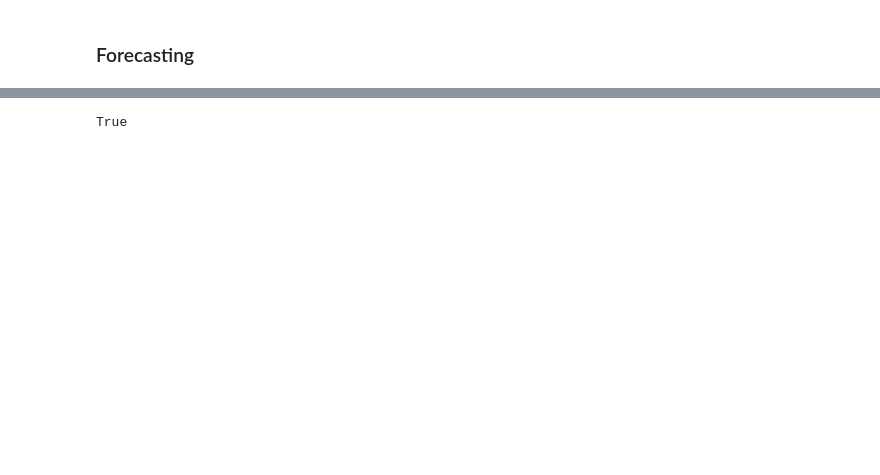
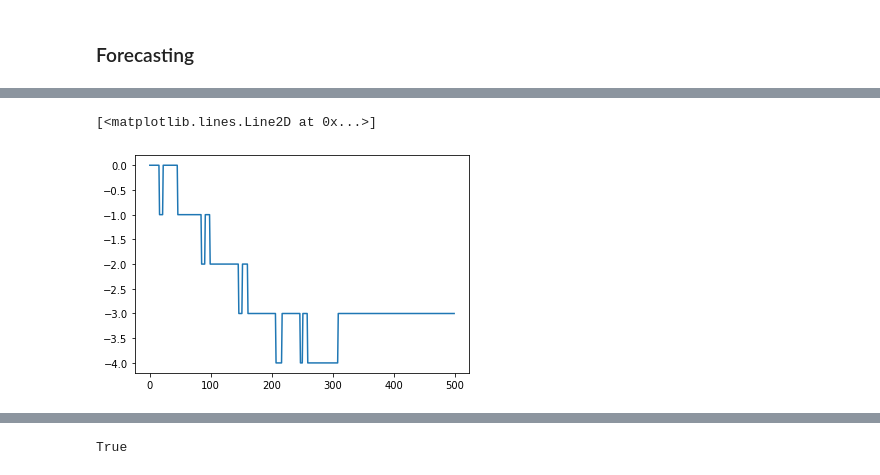
Before and after one commit to saschafrey/LOBS5_Prediction, a Jupyter notebook: lob/ar_pred.ipynb, the cells around one changed output, grey strips where cells are left out. Saved outputs shown, nothing was run; the diff lists cells and outputs as text; code cells hidden in the pictures; blank space fills up the shorter version.

```diff
--- a/lob/ar_pred.ipynb
+++ b/lob/ar_pred.ipynb
@@ -299,6 +332,7 @@ dataset_obj = LOBSTER(
     data_dir='/nfs/home/peern/LOBS5/data/',
     mask_fn=LOBSTER_Dataset.causal_mask,
     use_book_data=True,
+    msg_seq_len=500,
 )
 dataset_obj.setup()
 # %%
@@ -441,0 +747,16 @@ m_seq = m_seq_start.copy()
+# %%
+l = Message_Tokenizer.MSG_LEN
+m_seq_raw = m.iloc[end_i - n_messages : end_i]
+id_gen = OrderIdGenerator()
+order_id = id_gen.step()
+
+sim_msg, msg_corr = get_sim_msg(
+    m_seq[-l : ],
+    m_seq,  # TODO: check if this should be the sequence without the generated msg
+    m_seq_raw,
+    sim,
+    tok,
+    v,
+    new_order_id=order_id,
+    tick_size=100
+)
@@ -441,0 +789,2 @@ m_seq = m_seq_start.copy()
+# %%
+sample_top_n = 10
@@ -441,0 +914,9 @@ m_seq = m_seq_start.copy()
+# %%
+# inspect movement of best bid price for sequence including
+# generated flow at the end
+
+# price drift in sequence
+plt.plot(onp.cumsum(b_seq[:, 0]))
+# %% [output]
+[<matplotlib.lines.Line2D at 0x...>]
+[figure, added]
```
Also changed, not shown: parts of 64 cells of this notebook, 16 other files.
